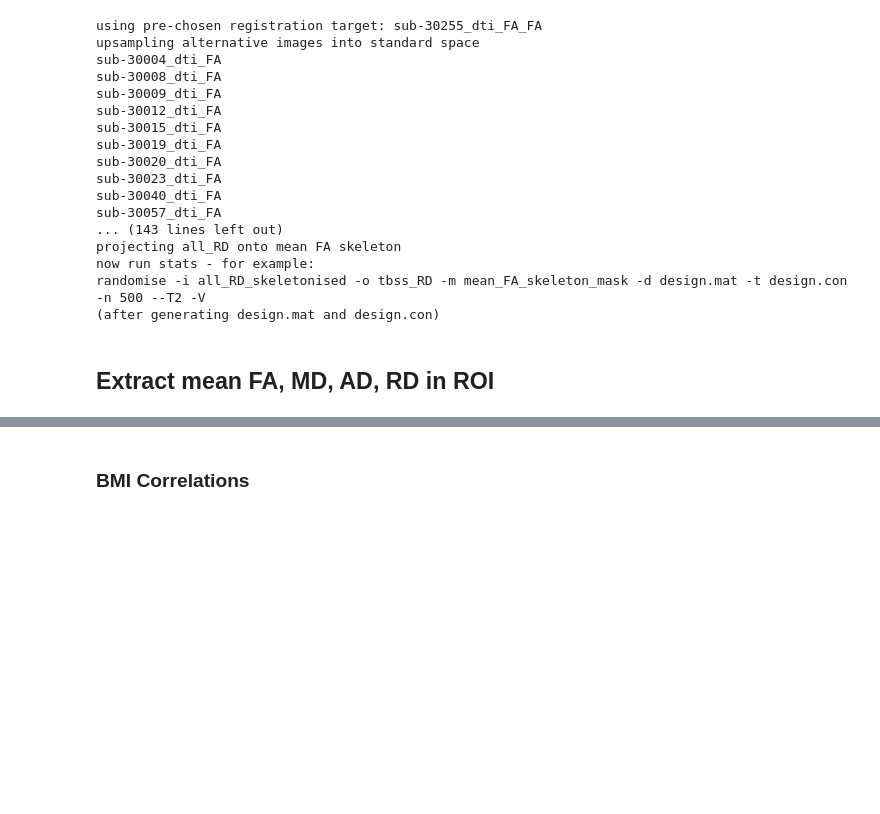
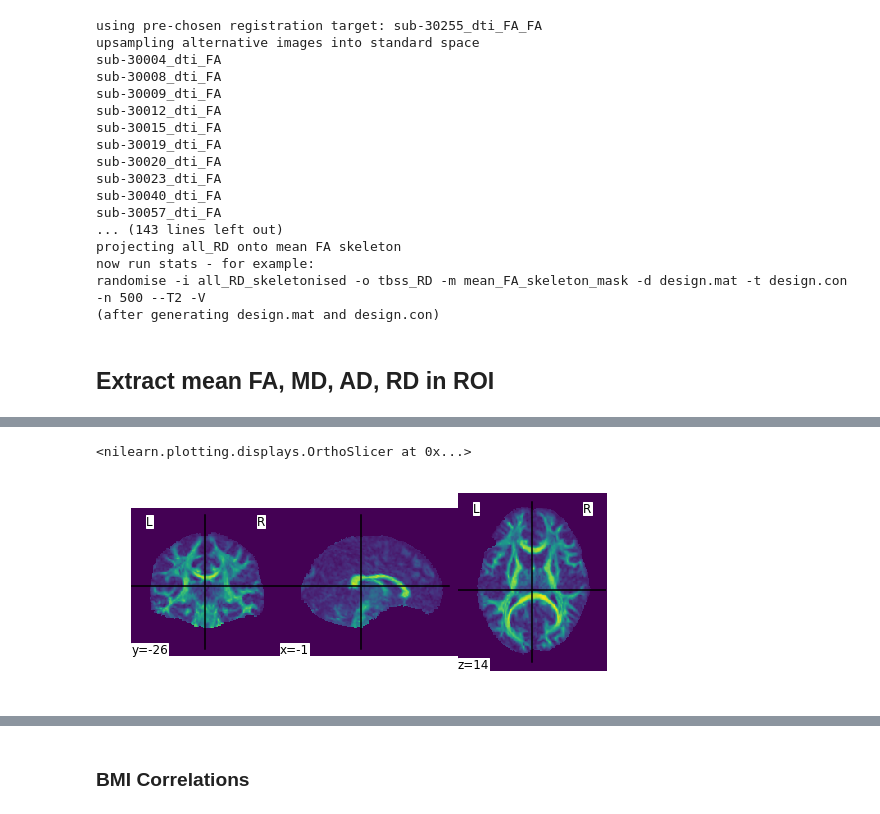
Before and after one commit to UTCogNeuroLab/adm_mri, a Jupyter notebook: analysis/dti/DTI Analysis.ipynb, the cells around one changed output, grey strips where cells are left out. Saved outputs shown, nothing was run; the diff lists cells and outputs as text; code cells hidden in the pictures; blank space fills up the shorter version.

```diff
--- a/analysis/dti/DTI Analysis.ipynb
+++ b/analysis/dti/DTI Analysis.ipynb
@@ -1212,0 +745,11 @@ oa_dem[0:5]
+# %%
+from nilearn import image
+from nilearn import plotting
+
+scan_dir = '/Volumes/G-DRIVE mobile/derivatives/'
+nii = scan_dir + 'tbss/stats/all_FA_YA-OA.nii.gz'
+first_vol = image.index_img(nii, 0)
+plotting.plot_img(first_vol)
+# %% [output]
+<nilearn.plotting.displays.OrthoSlicer at 0x...>
+[figure, added]
```
Also changed, not shown: parts of 157 cells of this notebook.
